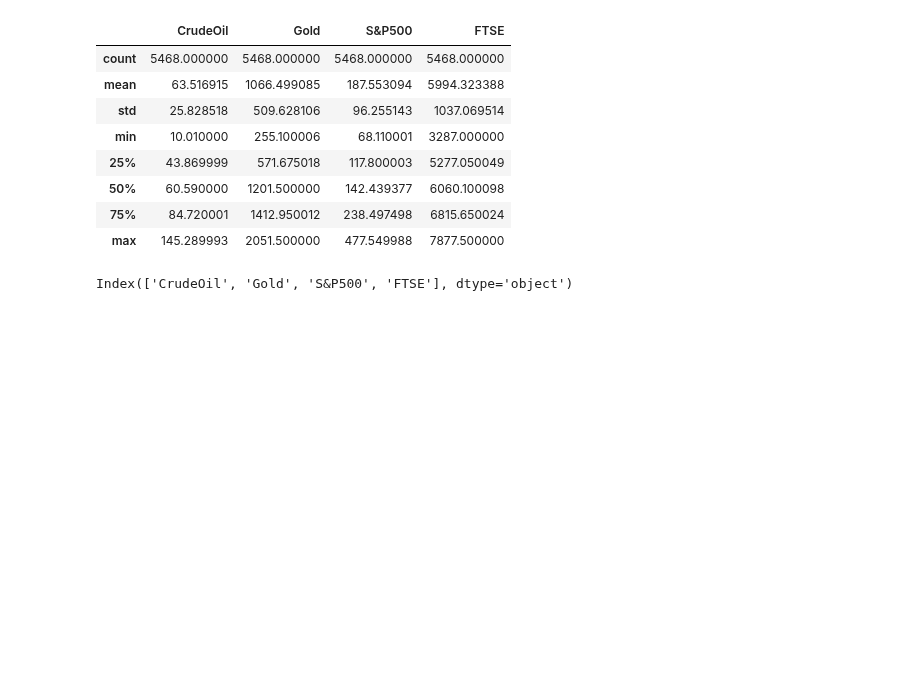
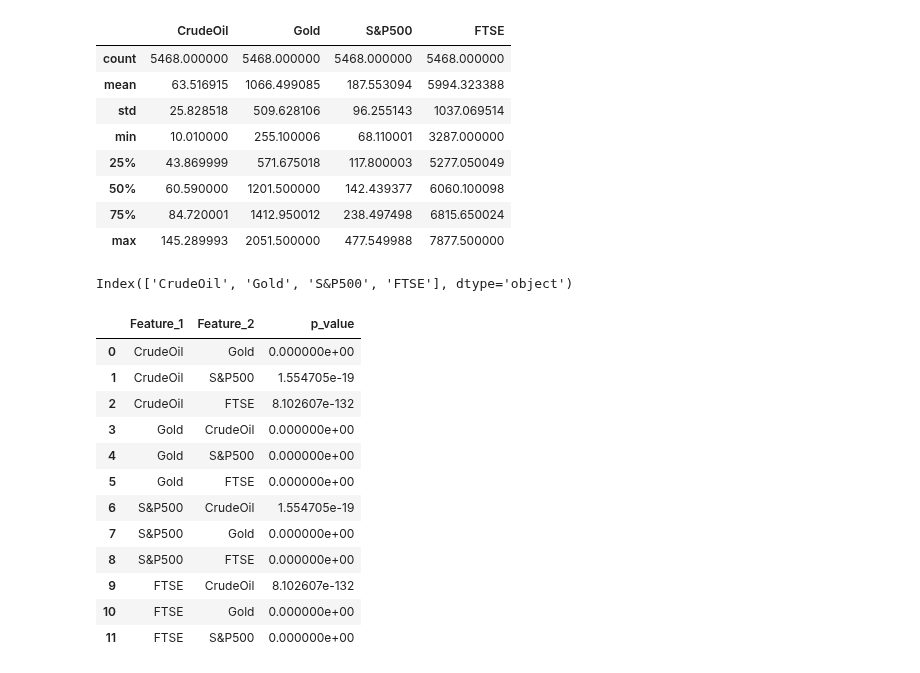
Before and after one commit to maxbranting/gold-forecast, a Jupyter notebook: data.ipynb, the cells around one changed output. Cells and saved outputs as stored; diff of their text form; code cells hidden in the pictures; blank space fills up the shorter version.

```diff
--- a/data.ipynb
+++ b/data.ipynb
@@ -231,27 +231,43 @@ df.columns
 Index(['CrudeOil', 'Gold', 'S&P500', 'FTSE'], dtype='object')
 # %%
 import scipy
-from sklearn import datasets
+#from sklearn import datasets
 
 
 dfc = pd.DataFrame()
 feat1s = []
 feat2s = []
 corrs = []
 p_values = []
 
 for feat1 in df.columns:
     for feat2 in df.columns:
         if feat1 != feat2:
             feat1s.append(feat1)
             feat2s.append(feat2)
-            corr, p_value = scipy.stats.spearmanr(df[feat1], df[feat2])
+            corr, p_value = scipy.stats.pearsonr(df[feat1], df[feat2])
             corrs.append(corr)
             p_values.append(p_value)
 
 dfc['Feature_1'] = feat1s
 dfc['Feature_2'] = feat2s
 dfc['Correlation'] = corrs
 dfc['p_value'] = p_values
 dfc = dfc[['Feature_1', 'Feature_2', 'p_value']]
-dfc.to_csv('p_vals.csv', sep=';')
+#dfc.to_csv('p_vals.csv', sep=';')
+
+dfc
+# %% [output]
+|  | Feature_1 | Feature_2 | p_value |
+| 0 | CrudeOil | Gold | 0.000000e+00 |
+| 1 | CrudeOil | S&P500 | 1.554705e-19 |
+| 2 | CrudeOil | FTSE | 8.102607e-132 |
+| 3 | Gold | CrudeOil | 0.000000e+00 |
+| 4 | Gold | S&P500 | 0.000000e+00 |
+| 5 | Gold | FTSE | 0.000000e+00 |
+| 6 | S&P500 | CrudeOil | 1.554705e-19 |
+| 7 | S&P500 | Gold | 0.000000e+00 |
+| 8 | S&P500 | FTSE | 0.000000e+00 |
+| 9 | FTSE | CrudeOil | 8.102607e-132 |
+| 10 | FTSE | Gold | 0.000000e+00 |
+| 11 | FTSE | S&P500 | 0.000000e+00 |
```
Also changed, not shown: parts of 5 cells of this notebook.
